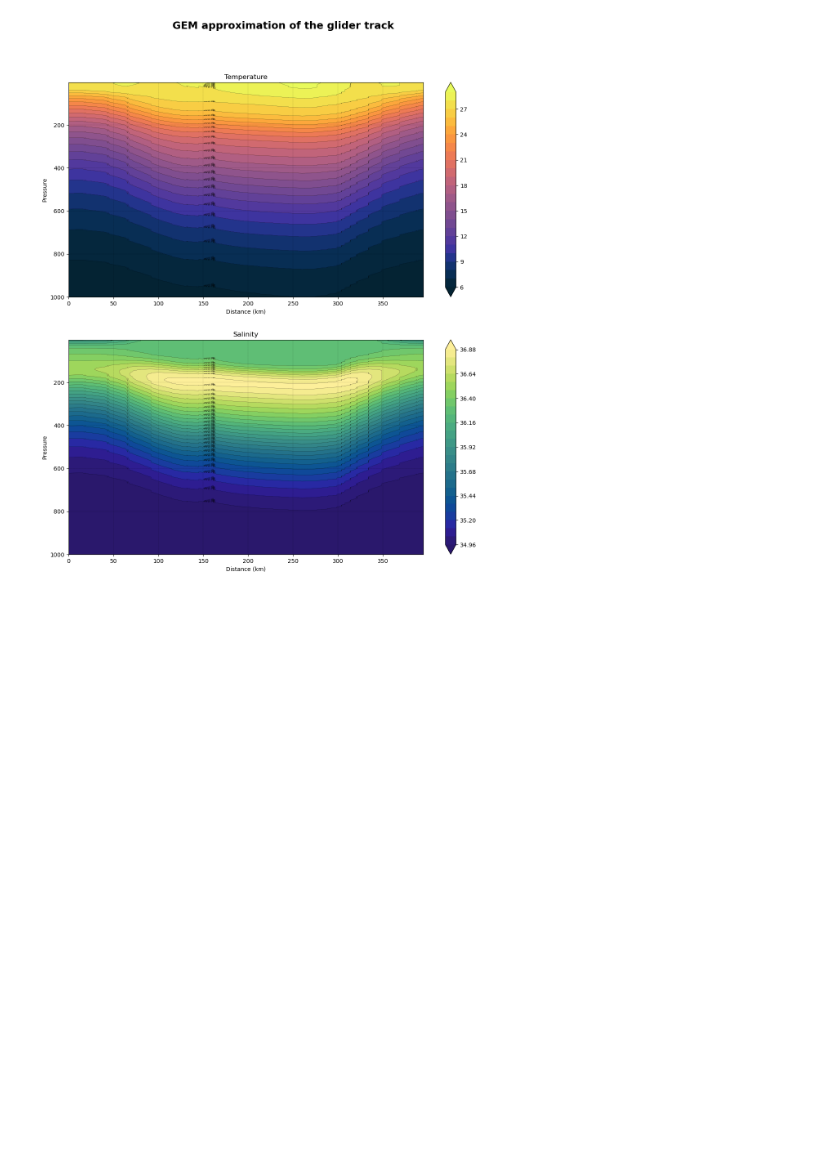
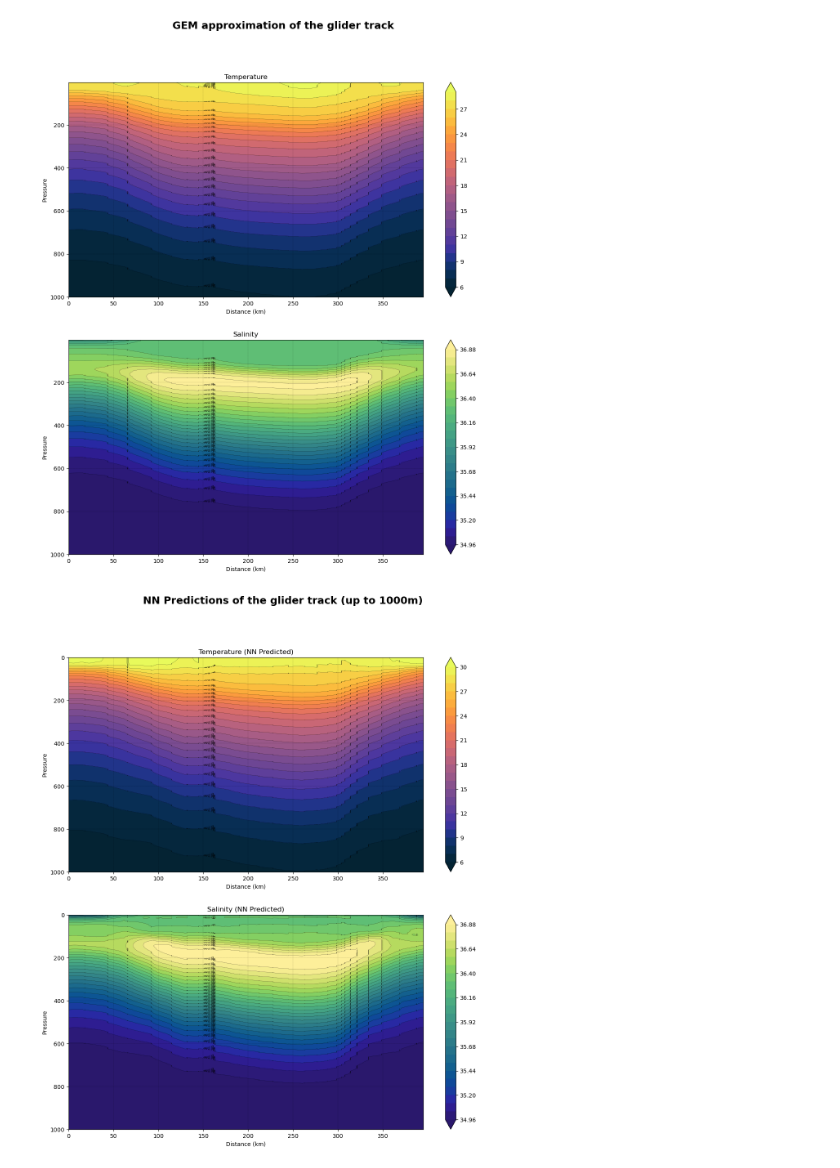
Before and after one commit to 0jrm/GEM_SubsurfaceFields, a Jupyter notebook: 0_GEM_ARGO_glider.ipynb, the cells around one changed output. Saved outputs shown, nothing was run; the diff lists cells and outputs as text; code cells hidden in the pictures; blank space fills up the shorter version.

Commit message:
added model/dataset export, made predictions of glider track with NN predictions

```diff
--- a/0_GEM_ARGO_glider.ipynb
+++ b/0_GEM_ARGO_glider.ipynb
@@ -6,7 +6,7 @@ Loading data
 import h5py
 import cmocean.cm as ccm
 
-filepath = "C:/OneDrive/OneDrive - Florida State University/FSU/2023-Summer/TS_fields/Data/ARGO_GoM_20220920.mat"
+filepath = "/home/jmiranda/SubsurfaceFields/Data/ARGO_GoM_20220920.mat"
 # filepath = "/content/drive/MyDrive/SubsurfaceFields/Data/ARGO_GoM_20220920.mat"
 
 # Load the parameters of interest
@@ -292,7 +292,7 @@ They did RMS in the paper, so we need the monthly fields to do so...
 # %% [markdown]
 Let's compare against the glider data
 # %%
-pickle_folder = "C:/OneDrive/OneDrive - Florida State University/FSU/2023-Summer/TS_fields/Data/glider_track_sorted.pkl"
+pickle_folder = "/home/jmiranda/SubsurfaceFields/Data/glider_track_sorted.pkl"
 ds = pd.read_pickle(pickle_folder)
 
 ds
@@ -313,11 +313,13 @@ ds
 # %%
 # Extract unique profiles and their lat-lon positions
-unique_profiles = ds[['profile_id', 'AVISO_SSH', 'distance', 'projected_distance']].drop_duplicates()
+unique_profiles = ds[['profile_id', 'AVISO_SSH', 'date', 'SST', 'distance', 'projected_distance']].drop_duplicates()
 
 X = np.array(unique_profiles['projected_distance'].round())
 Z = np.arange(1, 1001)
 
 adt_glider = np.array(unique_profiles['AVISO_SSH']) * 100  # Convert to cm
+sst_glider = np.array(unique_profiles['SST']) - 273.15  # Convert to °C
+date_glider = np.cos(np.array([x.toordinal() for x in unique_profiles['date']]) % 365)
 
 # Initialize temp and sal arrays
 GEM_temp = np.empty([len(X), len(Z)])
@@ -357,3 +359,57 @@ plt.suptitle('GEM approximation of the glider track', fontsize=18, fontweight='b
 plt.show()
 # %% [output]
 [figure]
+# %%
+import torch
+import pickle
+from torchOverhaul import PredictionModel, predict_with_numpy, inverse_transform
+
+# Load entire model
+loaded_model = torch.load("/home/jmiranda/SubsurfaceFields/GEM_SubsurfaceFields/model.pth")
+
+with open("pca_temp.pkl", "rb") as f:
+    pca_temp = pickle.load(f)
+
+with open("pca_sal.pkl", "rb") as f:
+    pca_sal = pickle.load(f)
+
+n_components = 12
+
+# I need time (cos(time%365)), sst and ssh
+glider_input = np.array([date_glider, sst_glider, adt_glider]).T
+predicted_profiles_pca = predict_with_numpy(loaded_model, glider_input)
+predicted_temp, predicted_sal = inverse_transform(predicted_profiles_pca, pca_temp, pca_sal, n_components)
+
+# Adjust depth and profiles to the first 1000m (assuming your depth levels are every 1m)
+Z_1000m = np.arange(1001)
+predicted_temp_1000m = predicted_temp[:1001, :].T
+predicted_sal_1000m = predicted_sal[:1001, :].T
+
+# Create plots
+fig, axs = plt.subplots(nrows=2, ncols=1, figsize=(14, 15))
+
+# Temperature plot
+c1 = axs[0].contourf(X, Z_1000m, predicted_temp_1000m.T, cmap=ccm.thermal, levels=25, extend='both')
+axs[0].invert_yaxis()  # Invert the y-axis to show the surface at the top
+fig.colorbar(c1, ax=axs[0])
+# c1.set_clim(temp_scale)
+axs[0].set_xlabel('Distance (km)')
+axs[0].set_ylabel('Pressure')
+axs[0].set_title('Temperature (NN Predicted)')
+axs[0].contour(X, Z_1000m, predicted_temp_1000m.T, colors='black', levels=25, linewidths=0.2)
+axs[0].grid(True, color='black', linestyle=':', linewidth=0.2)
+
+# Salinity plot
+c2 = axs[1].contourf(X, Z_1000m, predicted_sal_1000m.T, cmap=ccm.haline, levels=25, extend='both')
+axs[1].invert_yaxis()  # Invert the y-axis to show the surface at the top
+fig.colorbar(c2, ax=axs[1])
+# c2.set_clim(sal_scale)
+axs[1].set_xlabel('Distance (km)')
+axs[1].set_ylabel('Pressure')
+axs[1].set_title('Salinity (NN Predicted)')
+axs[1].contour(X, Z_1000m, predicted_sal_1000m.T, colors='black', levels=25, linewidths=0.2)
+axs[1].grid(True, color='black', linestyle=':', linewidth=0.2)
+plt.suptitle('NN Predictions of the glider track (up to 1000m)', fontsize=18, fontweight='bold')
+plt.show()
+# %% [output]
+[figure, added]
```
Also changed, not shown: parts of 2 cells of this notebook, 6 other files.
